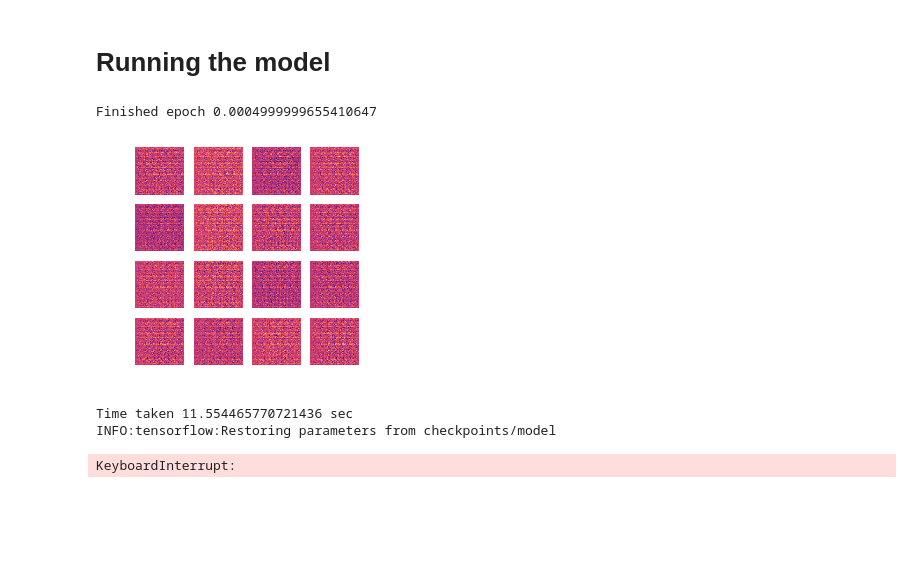
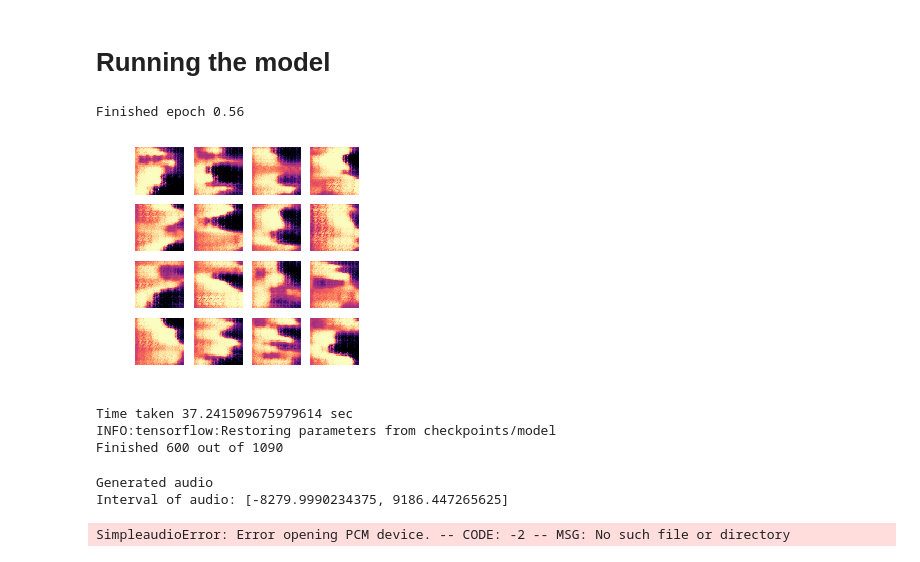
Before and after one commit to tinzh/machine-learning-tone-generation, a Jupyter notebook: project/WDCGAN-GP.ipynb, the cells around one changed output. Drawn from its saved outputs; the diff is of its cells as text; code cells hidden in the pictures; blank space fills up the shorter version.

```diff
--- a/project/WDCGAN-GP.ipynb
+++ b/project/WDCGAN-GP.ipynb
@@ -33,10 +33,13 @@ TOTAL_NUM = 108978
 # Number for small nsynth-test dataset
 # TOTAL_NUM = 1689
 BUFFER_SIZE = 2048
-BATCH_SIZE = 10
-PREFETCH_BUFFER_SIZE=10
+BATCH_SIZE = 50
+PREFETCH_BUFFER_SIZE = 50
 # EPOCHS = 150
 LAMBDA = 10
+ALPHA = 0.001
+BETA1 = 0.5
+BETA2 = 0.9
 CRITIC_UPDATES_PER_GEN_UPDATE = 5
 noise_dim = 100
 num_examples_to_generate = 16
@@ -127,15 +130,12 @@ class Critic(tf.keras.Model):
         super(Critic, self).__init__()
         self.conv1 = tf.keras.layers.Conv2D(64, (5, 5), strides=(2, 2), padding='same')
         self.conv2 = tf.keras.layers.Conv2D(128, (5, 5), strides=(2, 2), padding='same')
-        self.dropout = tf.keras.layers.Dropout(0.3)
         self.flatten = tf.keras.layers.Flatten()
         self.fc1 = tf.keras.layers.Dense(1, activation=None)
 
     def call(self, x, training=True):
         x = tf.nn.leaky_relu(self.conv1(x))
-        x = self.dropout(x, training=training)
         x = tf.nn.leaky_relu(self.conv2(x))
-        x = self.dropout(x, training=training)
         x = self.flatten(x)
         x = self.fc1(x)
         return x
@@ -170,10 +170,11 @@ def buildgraph():
     with tf.variable_scope('critic'):
         critic = Critic()
     noise = tf.random_normal([BATCH_SIZE, noise_dim])
-    epochs = tf.Variable(0.0, trainable=False, use_resource=True, dtype=tf.float64)
+    epochs = tf.Variable(0.0, trainable=True, use_resource=True, dtype=tf.float64)
     increment = tf.placeholder(tf.float64)
     def incrementEpoch(epochs, increment):
-        return epochs + increment
+        power = tf.cast(tf.pow(10, tf.cast(np.floor(np.log10(TOTAL_NUM))+2, tf.int32)), tf.float64)
+        return tf.cast(tf.round((epochs + increment)*power)/power, tf.float64)
     ranEpoch = tf.assign(epochs, incrementEpoch(epochs, increment))
     getEpoch = epochs
 
@@ -196,11 +197,11 @@ def buildgraph():
 
     gen_opt = tf.contrib.layers.optimize_loss(
         gen_cost,
-        None, learning_rate=1e-4, optimizer=tf.train.AdamOptimizer(1e-4, 0.5, 0.9), variables=generator.trainable_variables)
+        None, learning_rate=1e-4, optimizer=tf.train.AdamOptimizer(ALPHA, BETA1, BETA2), variables=generator.trainable_variables)
 
     critic_opt = tf.contrib.layers.optimize_loss(
         critic_cost,
-        None, learning_rate=1e-4, optimizer=tf.train.AdamOptimizer(1e-4, 0.5, 0.9), variables=critic.trainable_variables)
+        None, learning_rate=1e-4, optimizer=tf.train.AdamOptimizer(ALPHA, BETA1, BETA2), variables=critic.trainable_variables)
 
     return generator, gen_opt, critic_opt, real_images, ranEpoch, getEpoch, increment
 # %%
@@ -259,20 +268,20 @@ iterator = specs.make_one_shot_iterator()
 batch = iterator.get_next()
 sess.run(tf.global_variables_initializer())
 # %%
-saver = tf.train.Saver()
-#if(not(os.path.isdir("checkpoints"))):
-if(True):
+saver = tf.train.Saver(var_list=tf.trainable_variables())
+if(not(os.path.isdir("checkpoints"))):
+#if(True):
     saver.save(sess, "checkpoints/model")
 # %%
 # Can exit any time because model saves after every epoch
 while True:
     saver.restore(sess, "checkpoints/model")
     runOneEpoch(batch, noise_dim, gen_opt, critic_opt, images, getEpoch,
-                increment, ranEpoch, 0.0001)
+                increment, ranEpoch, 0.01)
     saver.save(sess, "checkpoints/model")
 # %% [output]
-Finished epoch 0.0004999999655410647
+Finished epoch 0.56
-[figure, old version]
+[figure, new version]
-Time taken 11.554465770721436 sec
+Time taken 37.241509675979614 sec
 INFO:tensorflow:Restoring parameters from checkpoints/model
+Finished 600 out of 1090
-KeyboardInterrupt:
@@ -279,2 +290,8 @@ KeyboardInterrupt:
 # %%
 generate_and_save_images(generator, sess.run(getEpoch), random_vector_for_generation)
+# %%
+testAudio(images)
+# %% [output]
+Generated audio
+Interval of audio: [-8279.9990234375, 9186.447265625]
+SimpleaudioError: Error opening PCM device. -- CODE: -2 -- MSG: No such file or directory
```
Also changed, not shown: parts of 6 cells of this notebook, 4 other files.
